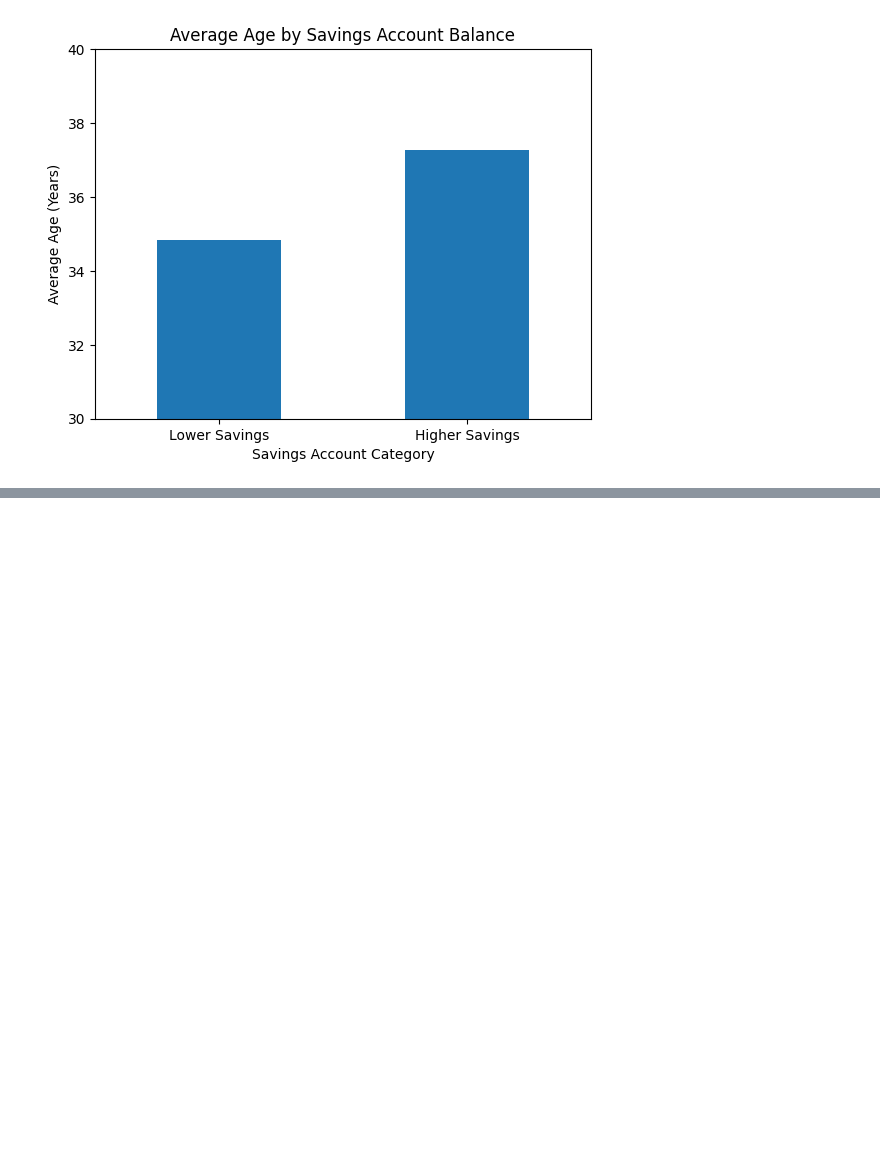
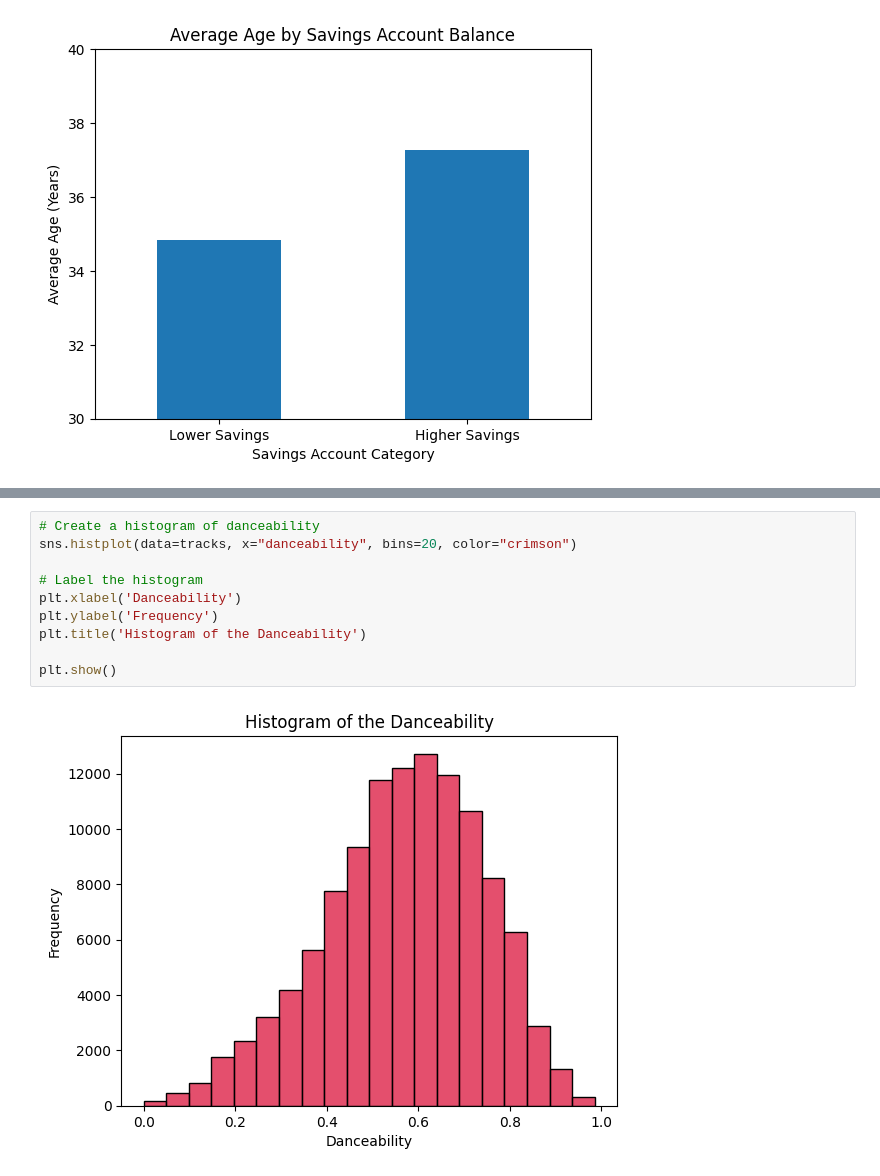
Before and after one commit to BrentMRPalmer/CSI4142-A1, a Jupyter notebook: A1.ipynb, the cells around one changed output, grey strips where cells are left out. Drawn from its saved outputs; the diff is of its cells as text; blank space fills up the shorter version.

```diff
--- a/A1.ipynb
+++ b/A1.ipynb
@@ -439,0 +557,12 @@ plt.show()
+# %%
+# Create a histogram of danceability
+sns.histplot(data=tracks, x="danceability", bins=20, color="crimson")
+
+# Label the histogram
+plt.xlabel('Danceability')
+plt.ylabel('Frequency')
+plt.title('Histogram of the Danceability')
+
+plt.show()
+# %% [output]
+[figure, added]
```
Also changed, not shown: parts of 33 cells of this notebook.
